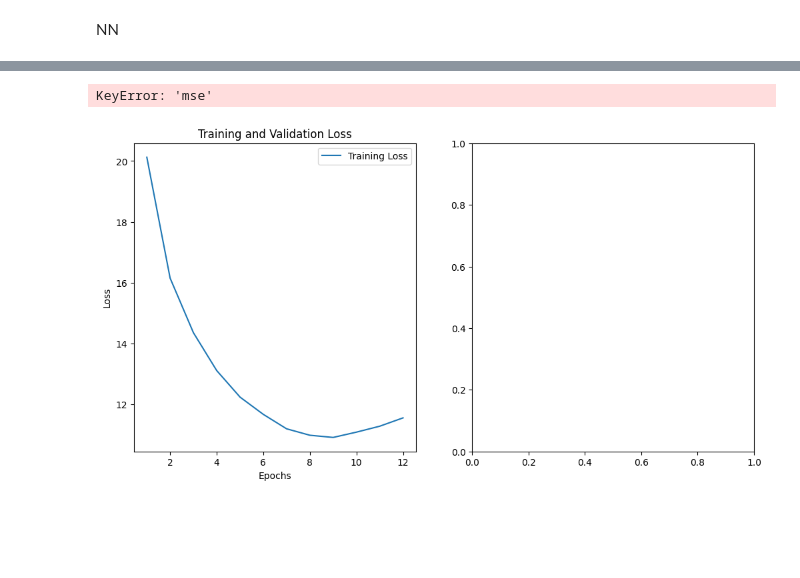
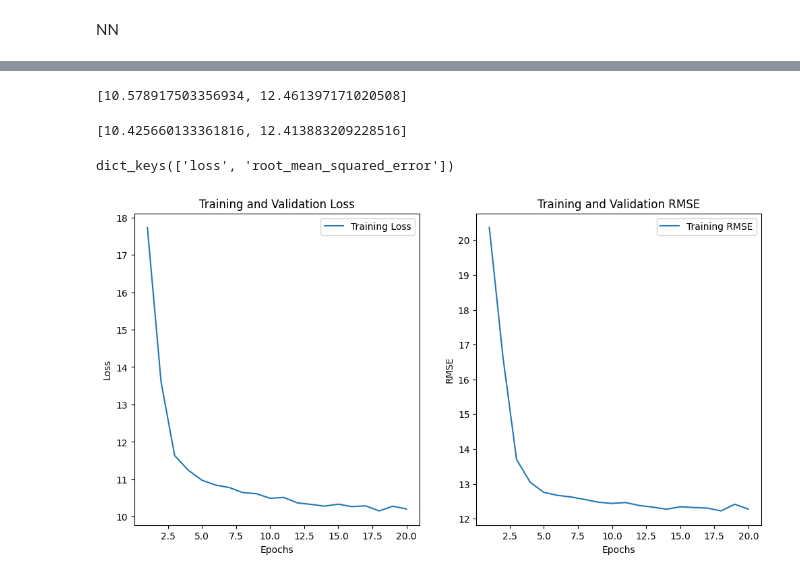
Before and after one commit to suzejka/shelter, a Jupyter notebook: magisterka.ipynb, the cells around one changed output, grey strips where cells are left out. Saved outputs shown, nothing was run; the diff lists cells and outputs as text; code cells hidden in the pictures; blank space fills up the shorter version.

Commit message:
12 rmse

```diff
--- a/magisterka.ipynb
+++ b/magisterka.ipynb
@@ -1116,54 +1121,65 @@ units_layer2 = trial.params['units_layer2']
 dropout_rate1 = trial.params['dropout_rate1']
 dropout_rate2 = trial.params['dropout_rate2']
 
+initializer = tf.keras.initializers.GlorotUniform()
+
 model = tf.keras.models.Sequential([
-        Dense(units_layer1, activation='relu', kernel_initializer='glorot_uniform', kernel_regularizer=l2(0.01), input_shape=(X_train.shape[1],)),
+        Dense(units_layer1, activation='relu', kernel_initializer=initializer, kernel_regularizer=l2(0.02), input_shape=(X_train.shape[1],)),
         BatchNormalization(),
         Dropout(dropout_rate1),
-        Dense(units_layer2, activation='relu', kernel_initializer='glorot_uniform', kernel_regularizer=l2(0.01)),
+        Dense(units_layer2, activation='relu', kernel_regularizer=l2(0.01)),
         BatchNormalization(),
         Dropout(dropout_rate2),
         Dense(1)
     ])
 
 # Kompilacja modelu
-model.compile(optimizer='adam', metrics=['mse'], loss='mae')
+model.compile(optimizer='nadam', metrics=[tf.keras.metrics.RootMeanSquaredError()], loss='mae')
 
 # Trening modelu
 history = model.fit(X_train, y_train, epochs=20, batch_size=32, verbose=0)
+
+model.evaluate(X_test, y_test, verbose=0)
+# %% [output]
+[10.578917503356934, 12.461397171020508]
 # %%
 final_epochs = len(history.epoch)
 # %%
 model.evaluate(X_test, y_test, verbose=0)
+# %% [output]
+[10.425660133361816, 12.413883209228516]
+# %%
+history.history.keys()
+# %% [output]
+dict_keys(['loss', 'root_mean_squared_error'])
 # %%
 import matplotlib.pyplot as plt
 
 train_loss = history.history['loss']
 # val_loss = history.history['val_loss']
 
 epochs_range = range(1, final_epochs + 1)
 
 plt.figure(figsize=(12, 6))
 plt.subplot(1, 2, 1)
 plt.plot(epochs_range, train_loss, label='Training Loss')
 # plt.plot(epochs_range, val_loss, label='Validation Loss')
 plt.legend(loc='upper right')
 plt.title('Training and Validation Loss')
 plt.xlabel('Epochs')
 plt.ylabel('Loss')
 
 plt.subplot(1, 2, 2)
-plt.plot(epochs_range, history.history['mse'], label='Training MSE')
+plt.plot(epochs_range, history.history['root_mean_squared_error'], label='Training RMSE')
 # plt.plot(epochs_range, history.history['val_mse'], label='Validation MSE')
 plt.legend(loc='upper right')
-plt.title('Training and Validation MSE')
+plt.title('Training and Validation RMSE')
 plt.xlabel('Epochs')
-plt.ylabel('MSE')
+plt.ylabel('RMSE')
 
 plt.show()
 # %% [output]
-KeyError: 'mse'
-[figure, old version]
+[figure, new version]
 # %%
 y_pred = model.predict(X_test)
 
```
Also changed, not shown: parts of 4 cells of this notebook, 2 other files.
